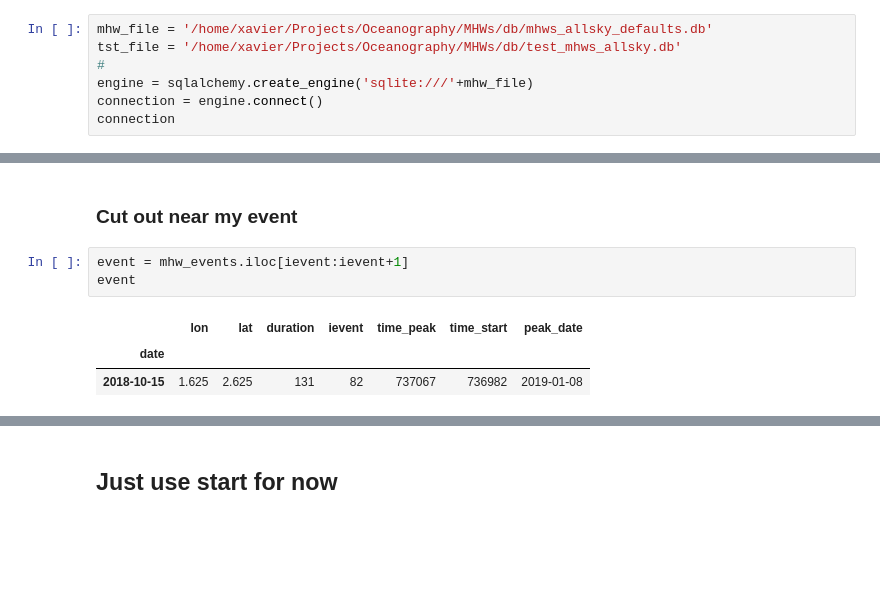
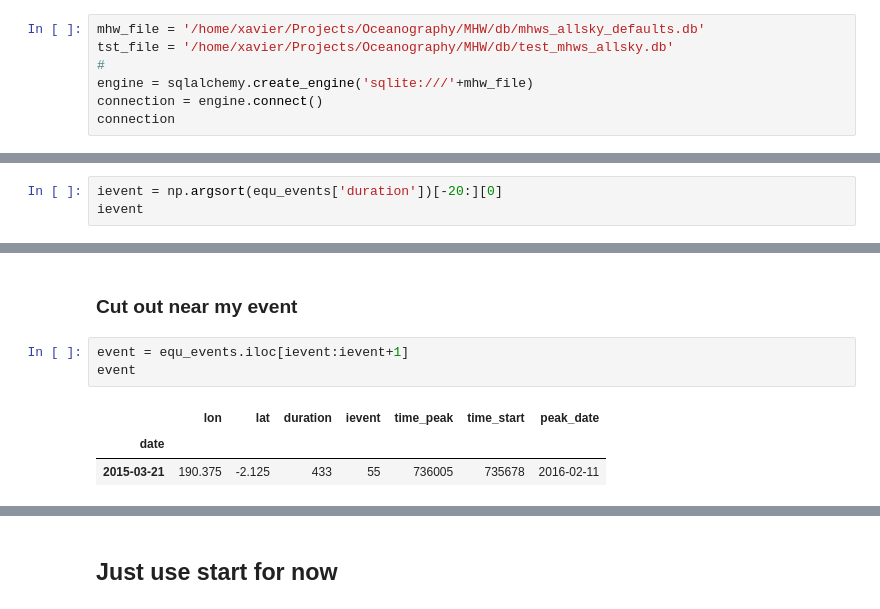
Before and after one commit to profxj/mhw_analysis, a Jupyter notebook: doc/nb/MHW_3D.ipynb, the cells around one changed output, grey strips where cells are left out. Saved outputs shown, nothing was run; the diff lists cells and outputs as text; blank space fills up the shorter version.

```diff
--- a/doc/nb/MHW_3D.ipynb
+++ b/doc/nb/MHW_3D.ipynb
@@ -14,8 +14,8 @@ from mayavi import mlab
 # %% [markdown]
 # Load
 # %%
-mhw_file = '/home/xavier/Projects/Oceanography/MHWs/db/mhws_allsky_defaults.db'
-tst_file = '/home/xavier/Projects/Oceanography/MHWs/db/test_mhws_allsky.db'
+mhw_file = '/home/xavier/Projects/Oceanography/MHW/db/mhws_allsky_defaults.db'
+tst_file = '/home/xavier/Projects/Oceanography/MHW/db/test_mhws_allsky.db'
 #
 engine = sqlalchemy.create_engine('sqlite:///'+mhw_file)
 connection = engine.connect()
@@ -90,0 +89,3 @@ ievent = 275128
+# %%
+ievent = np.argsort(equ_events['duration'])[-20:][0]
+ievent
@@ -93,12 +96,12 @@ ievent = 275128
 # %% [markdown]
 ### Cut out near my event
 # %%
-event = mhw_events.iloc[ievent:ievent+1]
+event = equ_events.iloc[ievent:ievent+1]
 event
 # %% [output]
 |  | lon | lat | duration | ievent | time_peak | time_start | peak_date |
 | date |  |  |  |  |  |  |  |
-| 2018-10-15 | 1.625 | 2.625 | 131 | 82 | 737067 | 736982 | 2019-01-08 |
+| 2015-03-21 | 190.375 | -2.125 | 433 | 55 | 736005 | 735678 | 2016-02-11 |
 # %%
 start_date = event.index.values[0]
 start_date
```
Also changed, not shown: parts of 15 cells of this notebook, 3 other files.
